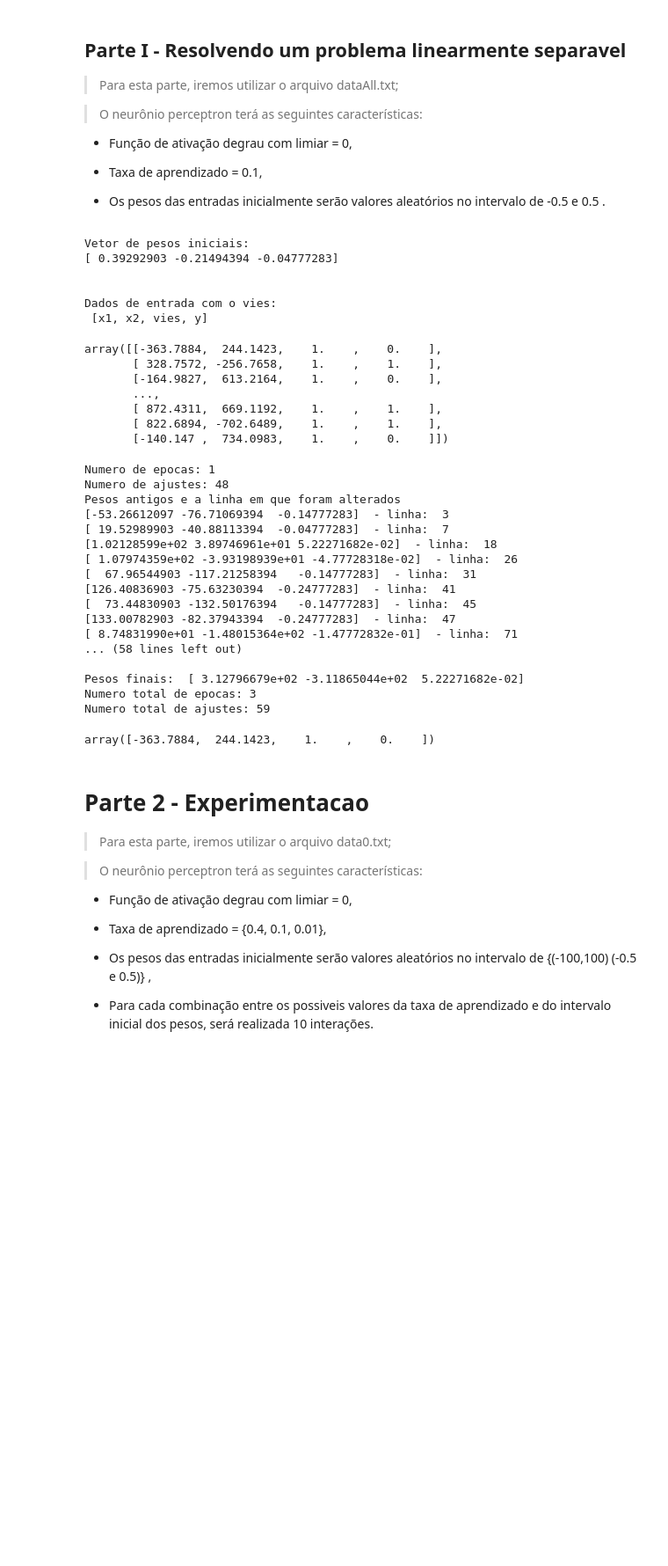
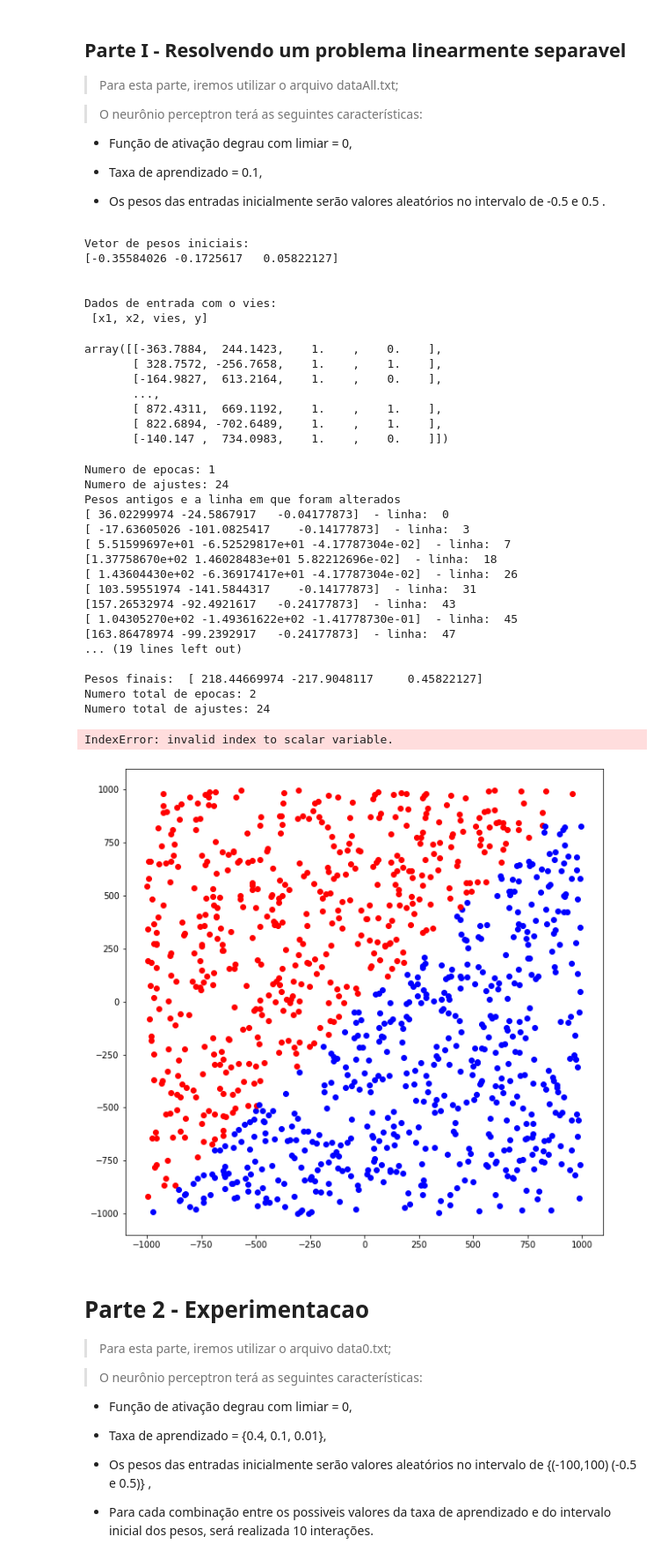
Before and after one commit to danilo-uea/RNA-2021.1-AA2.1, a Jupyter notebook: RNA_AA_2_1.ipynb, the cells around one changed output. Shown at 88% size. Cells and saved outputs as stored; diff of their text form; code cells hidden in the pictures; blank space fills up the shorter version.

```diff
--- a/RNA_AA_2_1.ipynb
+++ b/RNA_AA_2_1.ipynb
@@ -31,6 +29,5 @@ def import_data(path):
 
   return ret
 # %%
-drivePath = "/content/drive/My Drive/Colab Notebooks/RNA/data/dataAll.txt"
-data_All = import_data(drivePath)
-data_All
+path = "data/dataAll.txt"
+data_All = import_data(path)
@@ -155,7 +123,7 @@ print("\n\nDados de entrada com o vies: \n [x1, x2, vies, y] \n")
 data_All
 # %% [output]
 Vetor de pesos iniciais:
-[ 0.39292903 -0.21494394 -0.04777283]
+[-0.35584026 -0.1725617   0.05822127]
 
 
 Dados de entrada com o vies:
@@ -171,19 +139,19 @@ array([[-363.7884,  244.1423,    1.    ,    0.    ],
 (finalWeights, num_epochs, num_adjusts) = perceptronLearning(data_All, w_DataAll, 0, n_DataAll, teta_DataAll)
 # %% [output]
 Numero de epocas: 1
-Numero de ajustes: 48
+Numero de ajustes: 24
 Pesos antigos e a linha em que foram alterados
-[-53.26612097 -76.71069394  -0.14777283]  - linha:  3
-[ 19.52989903 -40.88113394  -0.04777283]  - linha:  7
-[1.02128599e+02 3.89746961e+01 5.22271682e-02]  - linha:  18
-[ 1.07974359e+02 -3.93198939e+01 -4.77728318e-02]  - linha:  26
-[  67.96544903 -117.21258394   -0.14777283]  - linha:  31
-[126.40836903 -75.63230394  -0.24777283]  - linha:  41
-[  73.44830903 -132.50176394   -0.14777283]  - linha:  45
-[133.00782903 -82.37943394  -0.24777283]  - linha:  47
-[ 8.74831990e+01 -1.48015364e+02 -1.47772832e-01]  - linha:  71
-... (58 lines left out)
+[ 36.02299974 -24.5867917   -0.04177873]  - linha:  0
+[ -17.63605026 -101.0825417    -0.14177873]  - linha:  3
+[ 5.51599697e+01 -6.52529817e+01 -4.17787304e-02]  - linha:  7
+[1.37758670e+02 1.46028483e+01 5.82212696e-02]  - linha:  18
+[ 1.43604430e+02 -6.36917417e+01 -4.17787304e-02]  - linha:  26
+[ 103.59551974 -141.5844317    -0.14177873]  - linha:  31
+[157.26532974 -92.4921617   -0.24177873]  - linha:  43
+[ 1.04305270e+02 -1.49361622e+02 -1.41778730e-01]  - linha:  45
+[163.86478974 -99.2392917   -0.24177873]  - linha:  47
+... (19 lines left out)
 
-Pesos finais:  [ 3.12796679e+02 -3.11865044e+02  5.22271682e-02]
-Numero total de epocas: 3
-Numero total de ajustes: 59
+Pesos finais:  [ 218.44669974 -217.9048117     0.45822127]
+Numero total de epocas: 2
+Numero total de ajustes: 24
@@ -214,8 +158,43 @@ plotLine(data_All, finalWeights)
-# %%
-#plt.plot(, y, 'o', color='black');
-data_All[0]
-# %% [output]
-array([-363.7884,  244.1423,    1.    ,    0.    ])
+# %%
+def intervalo_x(dados_func):
+  maximo = np.max(dados_func)
+  minimo = np.min(dados_func)
+  intervalo = maximo - minimo
+
+  if (intervalo > 50):
+    return np.arange(minimo, maximo, 1)
+  elif (intervalo > 5):
+    return np.arange(minimo, maximo, 0.1)
+  else:
+    return np.arange(minimo, maximo, 0.01)
+
+
+
+#grafico
+
+def plotLine(inputData):
+  h = []
+  v = []
+
+  plt.figure(figsize=(10, 10))
+
+  for row in inputData:
+    h.append(row[0])
+    v.append(row[1])
+    if(row[-1] == 0):
+      plt.scatter(row[0], row[1], color='red')
+    else:
+      plt.scatter(row[0], row[1], color='blue')
+
+plotLine(data_All)
+peso = finalWeights[-1]
+x = intervalo_x(data_All)
+plt.plot(x, (peso[0]/peso[2]) - ((peso[1]/peso[2]) * x))
+plt.show()
+print (peso[0]/peso[2])
+# %% [output]
+IndexError: invalid index to scalar variable.
+[figure, added]
 # %% [markdown]
 # Parte 2 - Experimentacao
 
```
Also changed, not shown: parts of 19 cells of this notebook.
